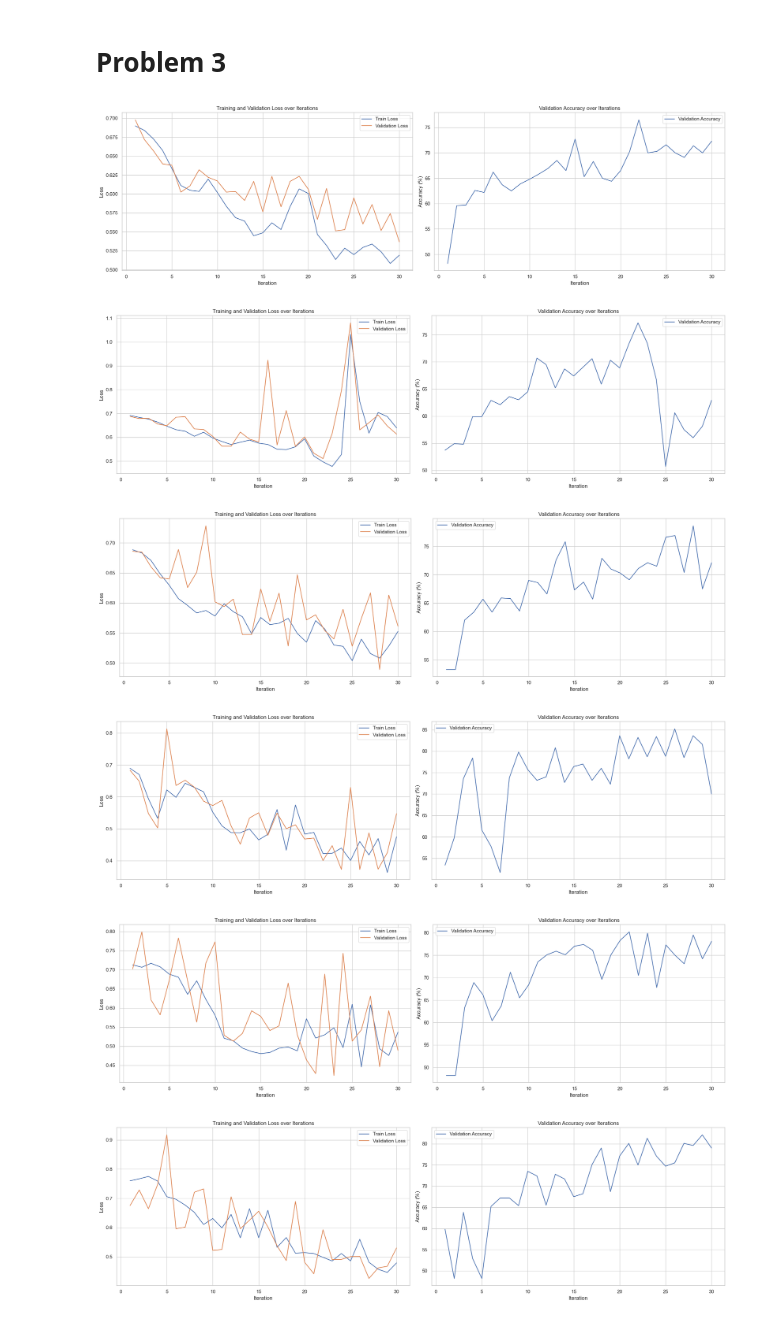
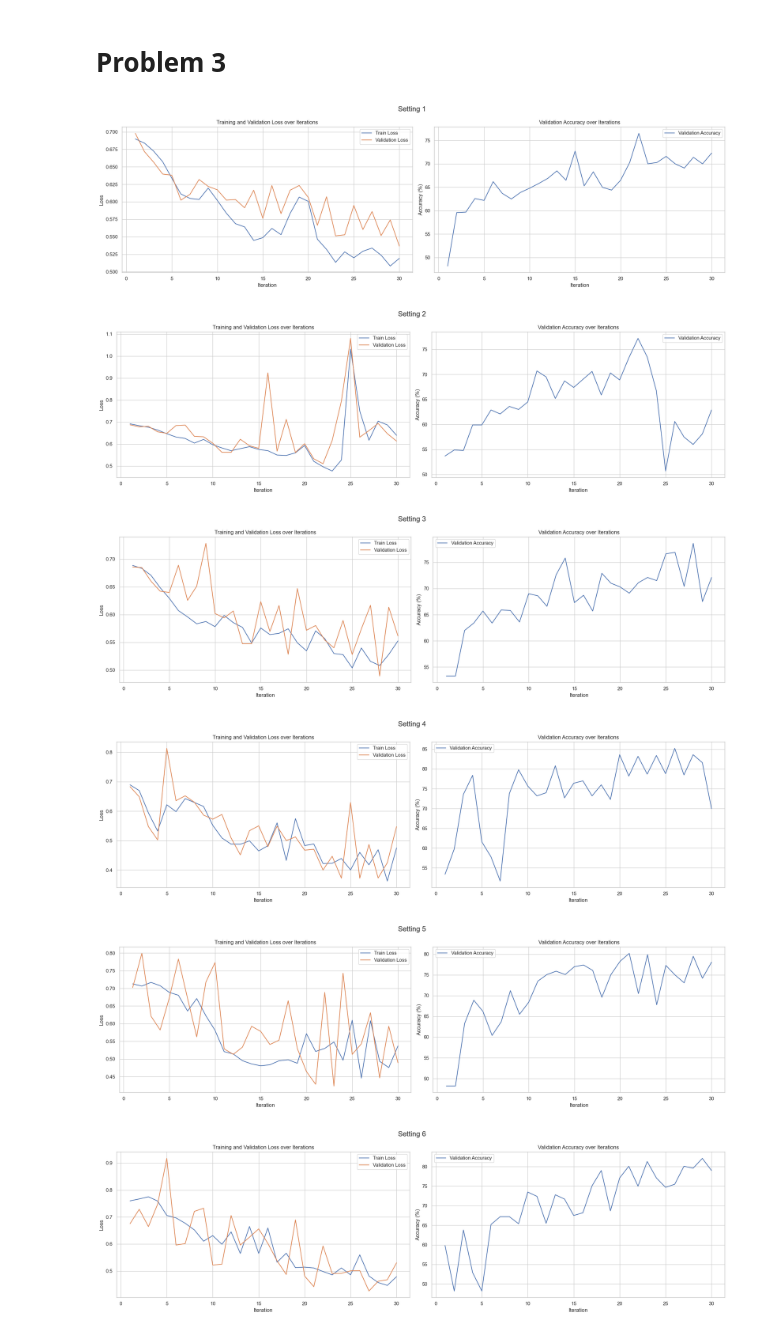
Before and after one commit to mh-malekpour/Sentiment-Analysis, a Jupyter notebook: src/main.ipynb, the cells around one changed output. Cells and saved outputs as stored; diff of their text form; code cells hidden in the pictures.

Commit message:
plot learning curves

```diff
--- a/src/main.ipynb
+++ b/src/main.ipynb
@@ -446,7 +446,7 @@ for i in range(1, 9):
 
   logger['train_time'] = logger['train_time'][1:]
   logger['eval_time'] = logger['eval_time'][1:]
-  save_logs(logger, "../log", str(experimental_setting))
+  save_logs(logger, "../logs", str(experimental_setting))
   save_model(model, "../models", str(experimental_setting))
 # %% [markdown]
 ### 7. Augment the original reviews
@@ -538,7 +538,7 @@ import seaborn as sns
 import json
 import pandas as pd
 
-def plot_learning_curves(json_file):
+def plot_learning_curves(json_file, plot_title):
     # Load data from JSON file
     with open(json_file, 'r') as file:
         data = json.load(file)
@@ -559,37 +559,39 @@ def plot_learning_curves(json_file):
     acc_df = pd.DataFrame({
         'Iteration': range(1, len(eval_accs) + 1),
         'Validation Accuracy': eval_accs
     })
 
     # Plotting
     sns.set(style='whitegrid')
     fig, axs = plt.subplots(1, 2, figsize=(20, 6))
 
     # Losses
     sns.lineplot(ax=axs[0], x='Iteration', y='Train Loss', data=loss_df, label='Train Loss')
     sns.lineplot(ax=axs[0], x='Iteration', y='Validation Loss', data=loss_df, label='Validation Loss')
     axs[0].set_xlabel('Iteration')
     axs[0].set_ylabel('Loss')
     axs[0].set_title('Training and Validation Loss over Iterations')
     axs[0].legend()
 
     # Validation Accuracy
     sns.lineplot(ax=axs[1], x='Iteration', y='Validation Accuracy', data=acc_df, label='Validation Accuracy')
     axs[1].set_xlabel('Iteration')
     axs[1].set_ylabel('Accuracy (%)')
     axs[1].set_title('Validation Accuracy over Iterations')
     axs[1].legend()
 
+    # Overall title
+    plt.suptitle(plot_title, fontsize=16)
     plt.tight_layout()
     plt.show()
 
 # Call the function with the path to your JSON file
 for i in range(1, 9):
-  plot_learning_curves(f'../log/{i}/args.json')
+  plot_learning_curves(f'../logs/{i}/args.json', f'Setting {i}')
 # %% [output]
-[figure, old version]
+[figure, new version]
-[figure, old version]
+[figure, new version]
-[figure, old version]
+[figure, new version]
-[figure, old version]
+[figure, new version]
-[figure, old version]
+[figure, new version]
-[figure, old version]
+[figure, new version]
```
Also changed, not shown: parts of 1 cell of this notebook, 8 other files.
